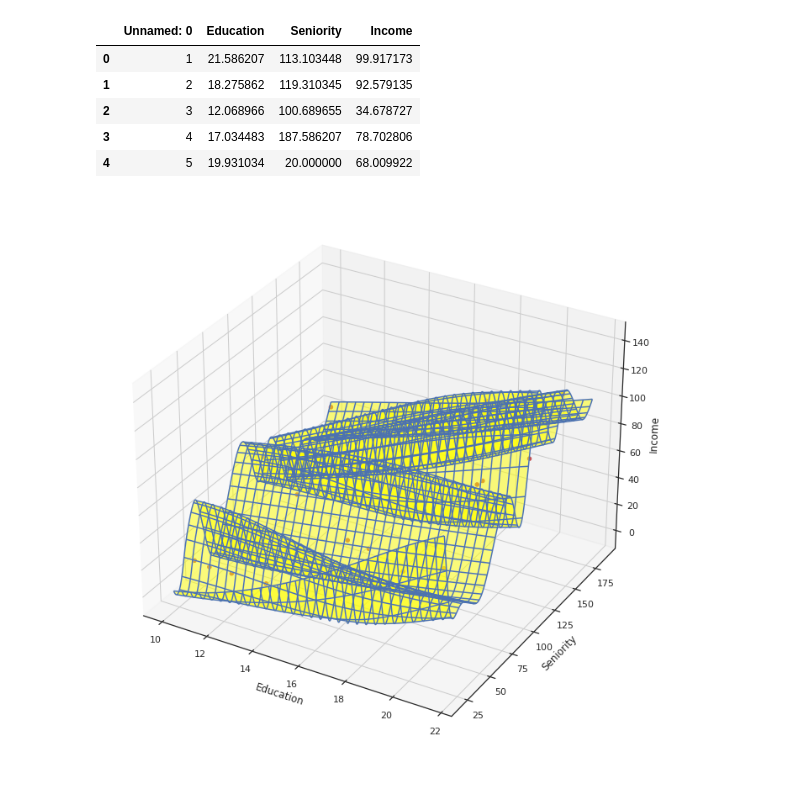
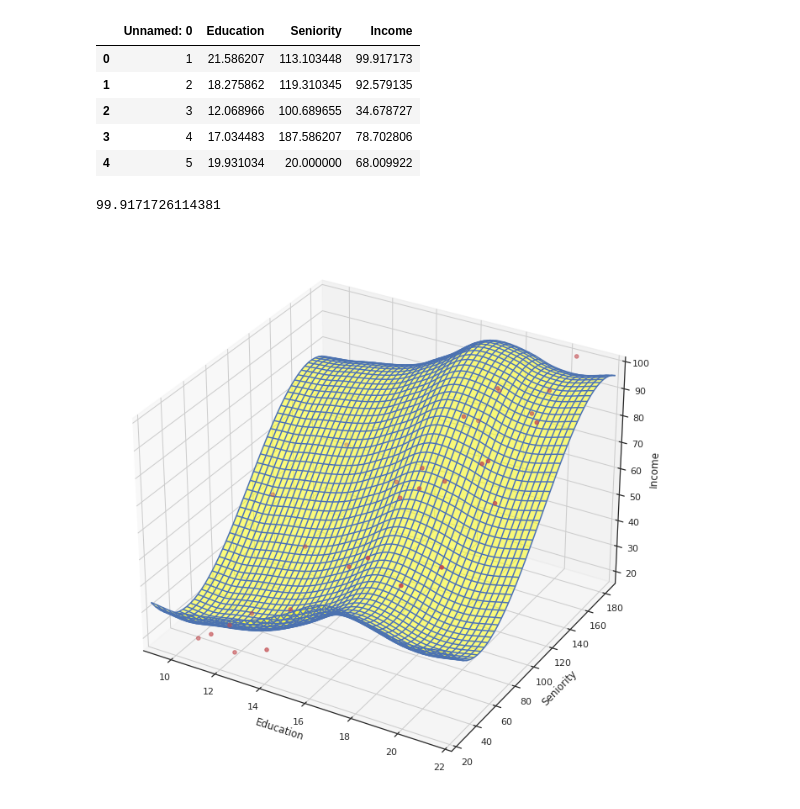
Before and after one commit to tvanzyl/ISL1_Python, a Jupyter notebook: Notebooks/Chapter 2.ipynb, the cells around one changed output. Drawn from its saved outputs; the diff is of its cells as text; code cells hidden in the pictures.

```diff
--- a/Notebooks/Chapter 2.ipynb
+++ b/Notebooks/Chapter 2.ipynb
@@ -98,24 +97,29 @@ Income2.head()
 | 2 | 3 | 12.068966 | 100.689655 | 34.678727 |
 | 3 | 4 | 17.034483 | 187.586207 | 78.702806 |
 | 4 | 5 | 19.931034 | 20.000000 | 68.009922 |
-# %%
-x, y, z = Income2.Education, Income2.Seniority, Income2.Income
-x_grid = np.linspace(min(x), max(x), 100*len(x))
-y_grid = np.linspace(min(y), max(y), 100*len(y))
-BX, BY = np.meshgrid(x_grid, y_grid, indexing='xy')
-
-spline = sp.interpolate.Rbf(x,y,z,function='thin_plate', smooth=100)
-BZ = spline(BX,BY)-2.0
-
-fig = plt.figure(figsize=(12,12))
-ax = fig.add_subplot(1,1,1, projection='3d')
-
-ax.scatter3D(x,y,z, c='r', alpha=1.0)
-ax.plot_surface(BX, BY, BZ, rstride=50, cstride=100, alpha=0.5, color='yellow', shade=False)
-ax.plot_wireframe(BX, BY, BZ, rstride=50, cstride=100, color='b')
-
-ax.set_xlabel("Education")
-ax.set_ylabel("Seniority")
-ax.set_zlabel("Income");
-# %% [output]
-[figure, removed]
+# %%
+Income2.Income.values.max()
+# %% [output]
+99.9171726114381
+# %%
+xobs, yobs = Income2[['Education', 'Seniority']].values, Income2.Income.values
+xgrid = np.mgrid[9:22:50j, 19:188:50j]
+xflat = xgrid.reshape(2, -1).T
+yflat = RBFInterpolator(xobs, yobs, kernel='thin_plate_spline', degree=3, smoothing=1000)(xflat)
+ygrid = yflat.reshape(50, 50)
+
+fig = plt.figure(figsize=(12,12))
+ax = fig.add_subplot(1,1,1, projection='3d')
+
+ax.plot_surface(xgrid[0].T, xgrid[1].T, ygrid, alpha=0.5, color='yellow', shade=False)
+ax.plot_wireframe(xgrid[0].T, xgrid[1].T, ygrid, color='b')
+ax.scatter3D(Income2.Education, Income2.Seniority, Income2.Income , c='r')
+
+ax.set_xlim(9,22)
+ax.set_ylim(19,188)
+ax.set_zlim(17,100)
+ax.set_xlabel("Education")
+ax.set_ylabel("Seniority")
+ax.set_zlabel("Income");
+# %% [output]
+[figure, added]
```
Also changed, not shown: parts of 1 cell of this notebook.
